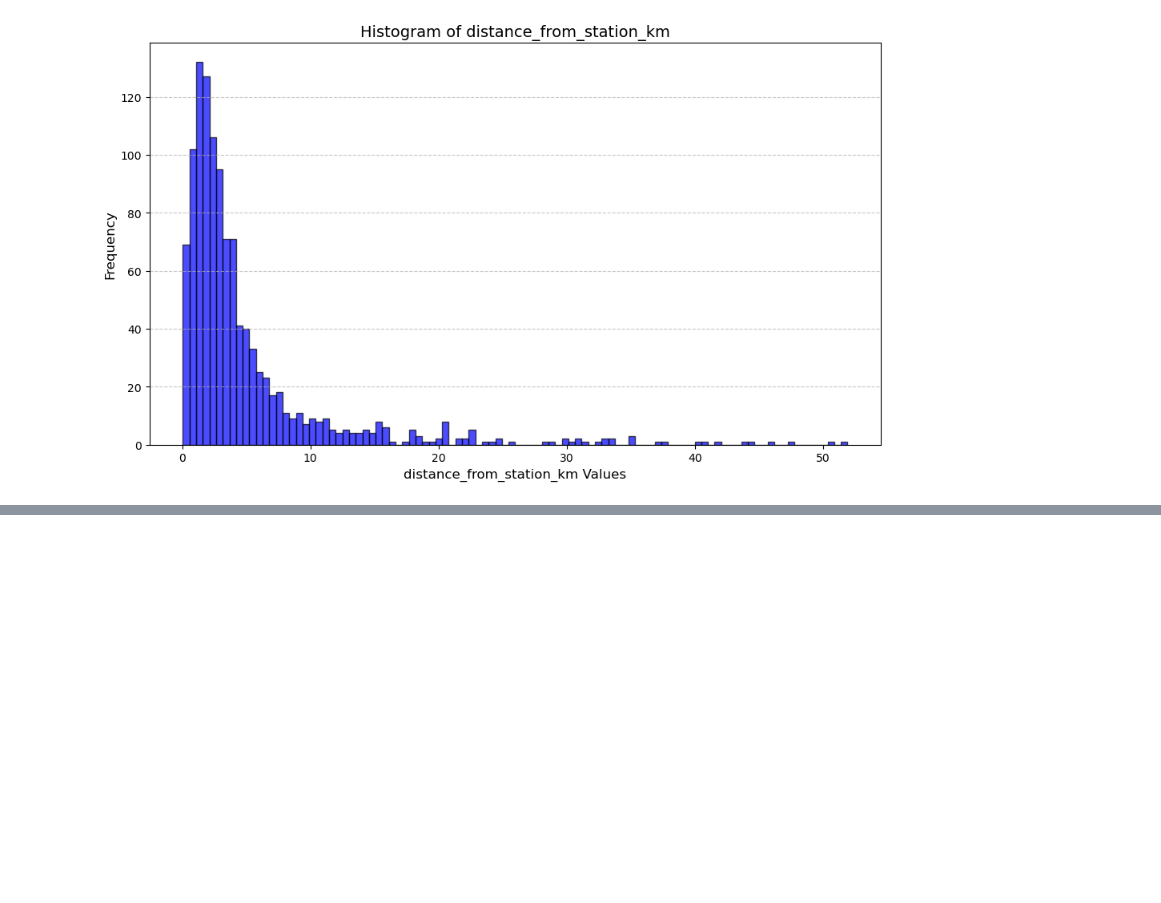
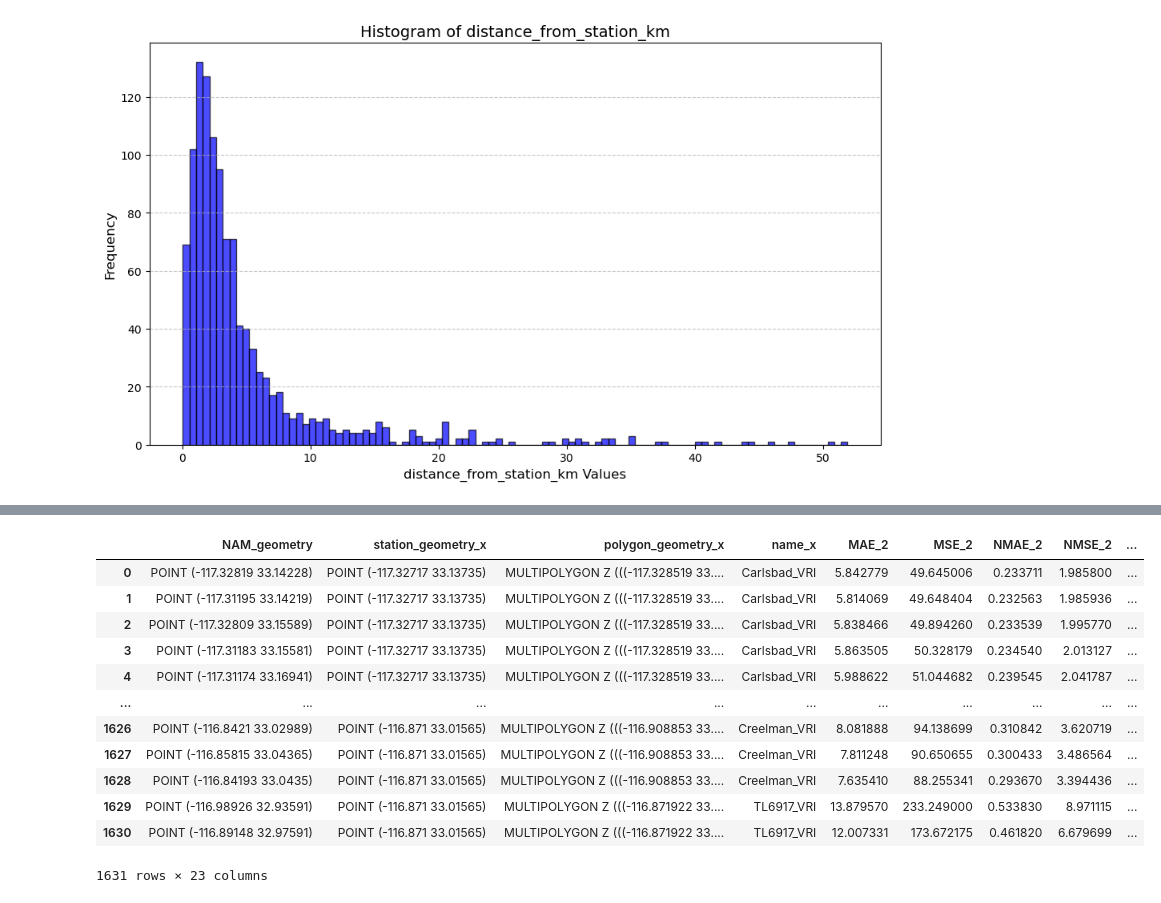
Before and after one commit to StevDoms/SDGE_NAM_Analysis, a Jupyter notebook: DSC180B_Project.ipynb, the cells around one changed output, grey strips where cells are left out. Cells and saved outputs as stored; diff of their text form; code cells hidden in the pictures; blank space fills up the shorter version.

```diff
--- a/DSC180B_Project.ipynb
+++ b/DSC180B_Project.ipynb
@@ -474,0 +859,35 @@ IFrame(map_path, width=700, height=500)
+# %%
+import geopandas as gpd
+
+# Convert errors_2 and errors_3 to GeoDataFrames
+errors_2_gdf = gpd.GeoDataFrame(errors_2, geometry=errors_2['NAM_geometry'], crs="EPSG:4326")
+errors_3_gdf = gpd.GeoDataFrame(errors_3, geometry=errors_3['NAM_geometry'], crs="EPSG:4326")
+
+# Perform an exact geometry match
+merged_error_gdf = errors_2_gdf.merge(
+    errors_3_gdf,
+    how='inner',
+    left_on='NAM_geometry',
+    right_on='NAM_geometry',
+    suffixes=('_2', '_3')
+)
+
+# Reset index for clarity
+merged_error_gdf.reset_index(drop=True, inplace=True)
+
+# Display the resulting GeoDataFrame
+merged_error_gdf
+# %% [output]
+|  | NAM_geometry | station_geometry_x | polygon_geometry_x | name_x | MAE_2 | MSE_2 | NMAE_2 | NMSE_2 | ... |
+| 0 | POINT (-117.32819 33.14228) | POINT (-117.32717 33.13735) | MULTIPOLYGON Z (((-117.328519 33.... | Carlsbad_VRI | 5.842779 | 49.645006 | 0.233711 | 1.985800 | ... |
+| 1 | POINT (-117.31195 33.14219) | POINT (-117.32717 33.13735) | MULTIPOLYGON Z (((-117.328519 33.... | Carlsbad_VRI | 5.814069 | 49.648404 | 0.232563 | 1.985936 | ... |
+| 2 | POINT (-117.32809 33.15589) | POINT (-117.32717 33.13735) | MULTIPOLYGON Z (((-117.328519 33.... | Carlsbad_VRI | 5.838466 | 49.894260 | 0.233539 | 1.995770 | ... |
+| 3 | POINT (-117.31183 33.15581) | POINT (-117.32717 33.13735) | MULTIPOLYGON Z (((-117.328519 33.... | Carlsbad_VRI | 5.863505 | 50.328179 | 0.234540 | 2.013127 | ... |
+| 4 | POINT (-117.31174 33.16941) | POINT (-117.32717 33.13735) | MULTIPOLYGON Z (((-117.328519 33.... | Carlsbad_VRI | 5.988622 | 51.044682 | 0.239545 | 2.041787 | ... |
+| ... | ... | ... | ... | ... | ... | ... | ... | ... | ... |
+| 1626 | POINT (-116.8421 33.02989) | POINT (-116.871 33.01565) | MULTIPOLYGON Z (((-116.908853 33.... | Creelman_VRI | 8.081888 | 94.138699 | 0.310842 | 3.620719 | ... |
+| 1627 | POINT (-116.85815 33.04365) | POINT (-116.871 33.01565) | MULTIPOLYGON Z (((-116.908853 33.... | Creelman_VRI | 7.811248 | 90.650655 | 0.300433 | 3.486564 | ... |
+| 1628 | POINT (-116.84193 33.0435) | POINT (-116.871 33.01565) | MULTIPOLYGON Z (((-116.908853 33.... | Creelman_VRI | 7.635410 | 88.255341 | 0.293670 | 3.394436 | ... |
+| 1629 | POINT (-116.98926 32.93591) | POINT (-116.871 33.01565) | MULTIPOLYGON Z (((-116.871922 33.... | TL6917_VRI | 13.879570 | 233.249000 | 0.533830 | 8.971115 | ... |
+| 1630 | POINT (-116.89148 32.97591) | POINT (-116.871 33.01565) | MULTIPOLYGON Z (((-116.871922 33.... | TL6917_VRI | 12.007331 | 173.672175 | 0.461820 | 6.679699 | ... |
+1631 rows × 23 columns
```
Also changed, not shown: parts of 14 cells of this notebook.
